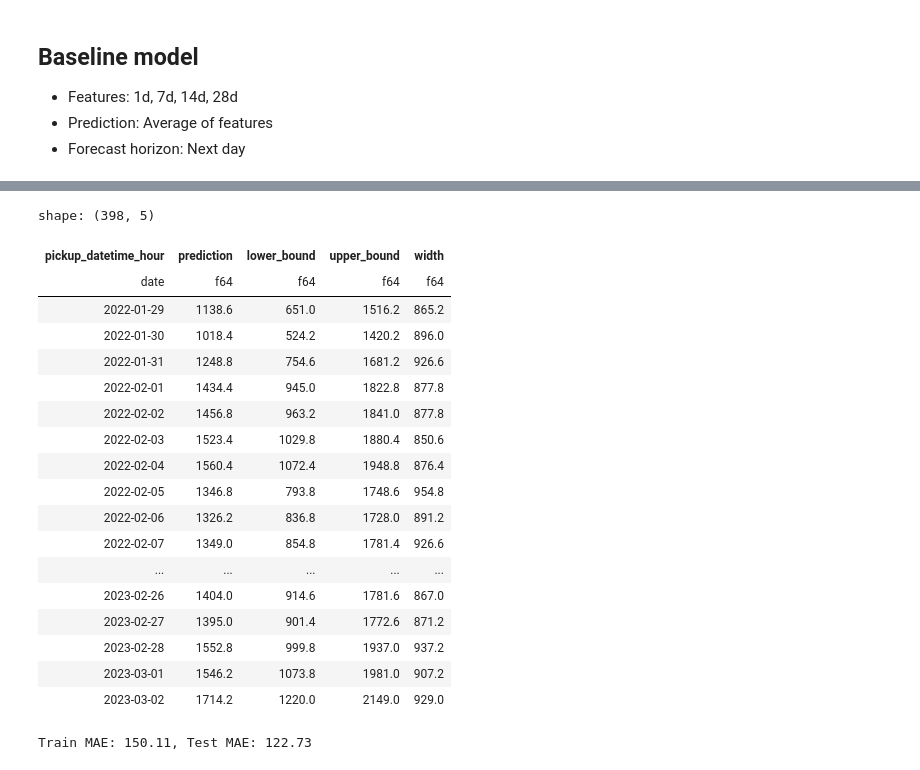
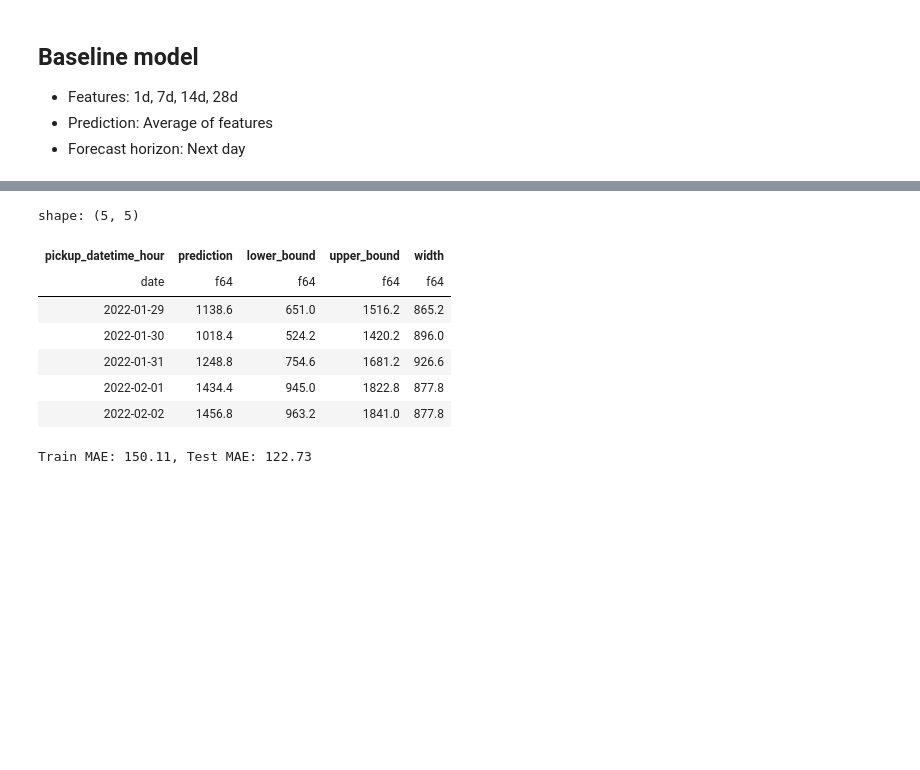
Before and after one commit to slafaurie/taxi_demand_service, a Jupyter notebook: notebooks/03_baseline_model.ipynb, the cells around one changed output, grey strips where cells are left out. Saved outputs shown, nothing was run; the diff lists cells and outputs as text; code cells hidden in the pictures; blank space fills up the shorter version.

```diff
--- a/notebooks/03_baseline_model.ipynb
+++ b/notebooks/03_baseline_model.ipynb
@@ -58,24 +57,13 @@ Pipeline(steps=[('lag_transformer', LagTransformer(lags=[1, 7, 14, 28])),
 predictions = model.predict(train)
 test_predictions = model.predict(test)
 # %%
-predictions.with_columns( (pl.col("upper_bound") - pl.col("lower_bound")).alias("width"))
+predictions.with_columns( (pl.col("upper_bound") - pl.col("lower_bound")).alias("width")).head()
 # %% [output]
-shape: (398, 5)
+shape: (5, 5)
 | pickup_datetime_hour | prediction | lower_bound | upper_bound | width |
 | date | f64 | f64 | f64 | f64 |
 | 2022-01-29 | 1138.6 | 651.0 | 1516.2 | 865.2 |
 | 2022-01-30 | 1018.4 | 524.2 | 1420.2 | 896.0 |
 | 2022-01-31 | 1248.8 | 754.6 | 1681.2 | 926.6 |
 | 2022-02-01 | 1434.4 | 945.0 | 1822.8 | 877.8 |
 | 2022-02-02 | 1456.8 | 963.2 | 1841.0 | 877.8 |
-| 2022-02-03 | 1523.4 | 1029.8 | 1880.4 | 850.6 |
-| 2022-02-04 | 1560.4 | 1072.4 | 1948.8 | 876.4 |
-| 2022-02-05 | 1346.8 | 793.8 | 1748.6 | 954.8 |
-| 2022-02-06 | 1326.2 | 836.8 | 1728.0 | 891.2 |
-| 2022-02-07 | 1349.0 | 854.8 | 1781.4 | 926.6 |
-| ... | ... | ... | ... | ... |
-| 2023-02-26 | 1404.0 | 914.6 | 1781.6 | 867.0 |
-| 2023-02-27 | 1395.0 | 901.4 | 1772.6 | 871.2 |
-| 2023-02-28 | 1552.8 | 999.8 | 1937.0 | 937.2 |
-| 2023-03-01 | 1546.2 | 1073.8 | 1981.0 | 907.2 |
-| 2023-03-02 | 1714.2 | 1220.0 | 2149.0 | 929.0 |
```
Also changed, not shown: parts of 13 cells of this notebook, 3 other files.
